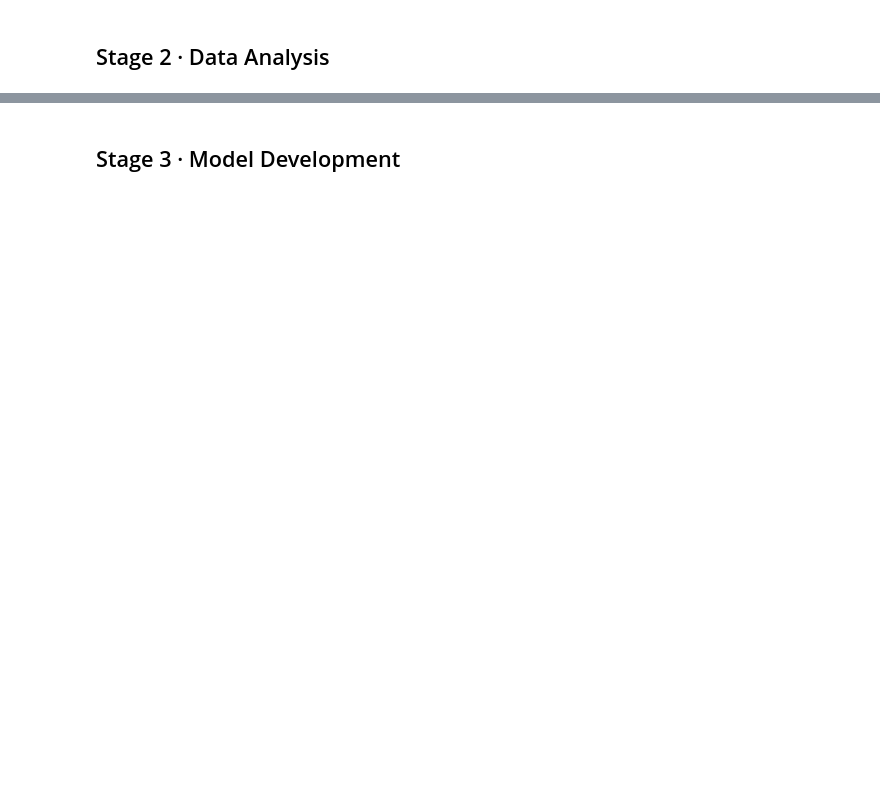
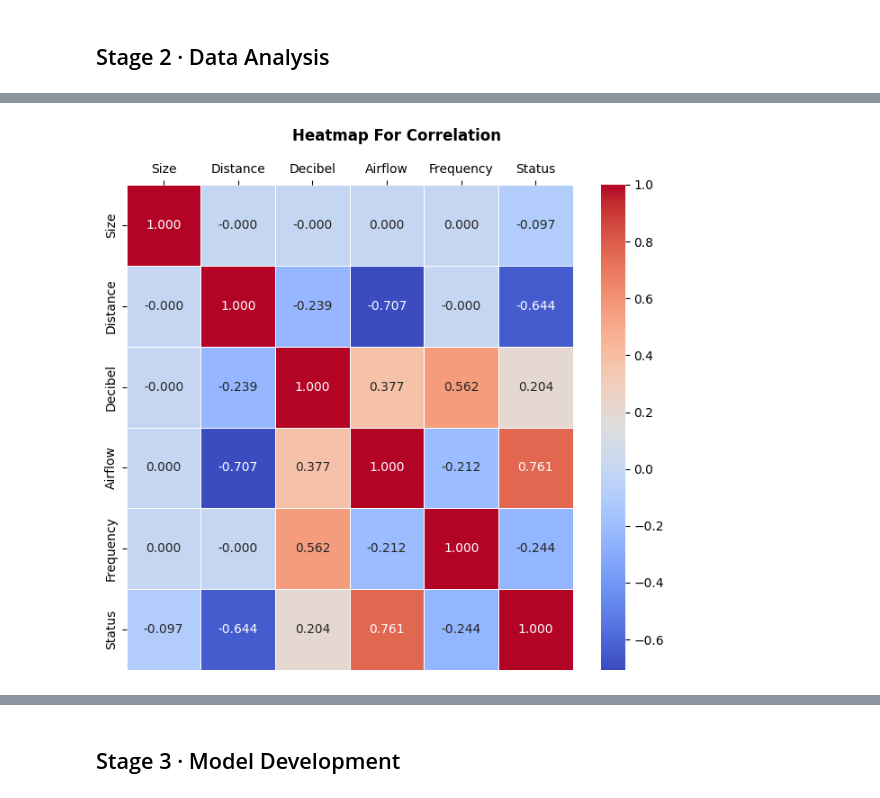
Before and after one commit to Morri3/DMA, a Jupyter notebook: YiqianZhang_20717331.ipynb, the cells around one changed output, grey strips where cells are left out. Drawn from its saved outputs; the diff is of its cells as text; code cells hidden in the pictures; blank space fills up the shorter version.

```diff
--- a/YiqianZhang_20717331.ipynb
+++ b/YiqianZhang_20717331.ipynb
@@ -411,0 +783,4 @@ df_clean = df_raw.copy()
+# %%
+# Calculate the correlation
+df_corr = df_clean.corr(method='pearson', numeric_only=True)
+df_corr
@@ -411,0 +861,20 @@ df_clean = df_raw.copy()
+# %%
+def show_correlation_heatmap(data):
+    """
+    Show a heatmap for correlation.
+
+    Args:
+        data (object): The data to be used for plotting.
+    """
+
+    plt.figure(figsize=(8, 7))
+    ax = sns.heatmap(data=data, annot=True, fmt=".3f", linewidth=0.5, cbar=True, cmap="coolwarm")
+    ax.xaxis.tick_top()
+    plt.suptitle("Heatmap For Correlation", y=0.97, fontsize='large', fontweight='semibold')
+    plt.savefig('eda/correlation_heatmap.png', dpi=300)
+    plt.show()
+    plt.close()
+
+show_correlation_heatmap(df_corr)
+# %% [output]
+[figure, added]
```
Also changed, not shown: parts of 328 cells of this notebook, 2 other files.
